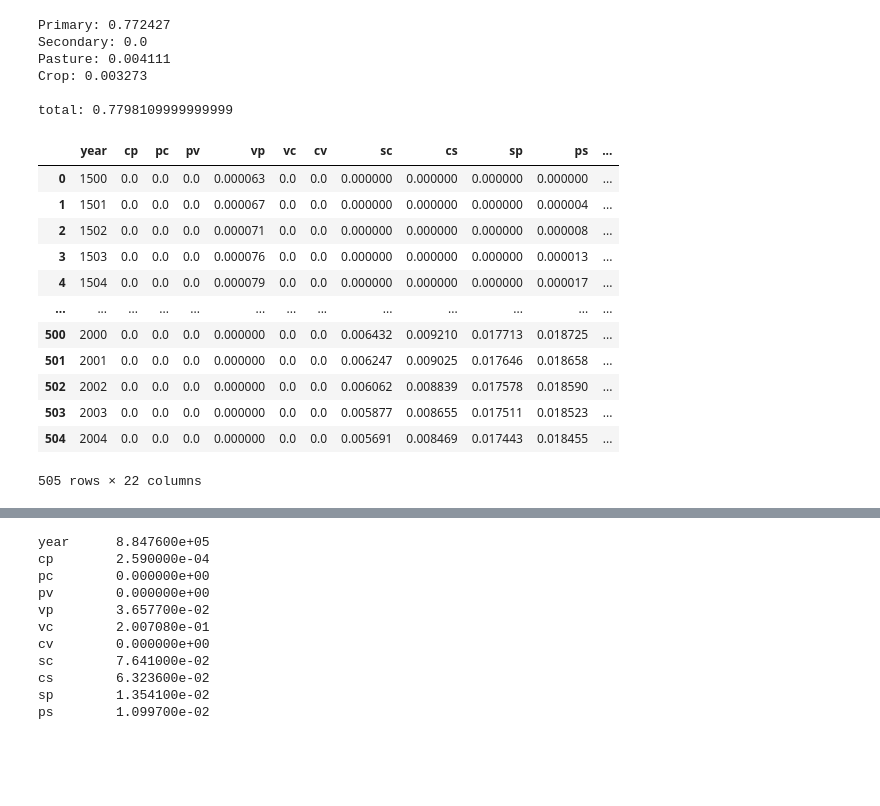
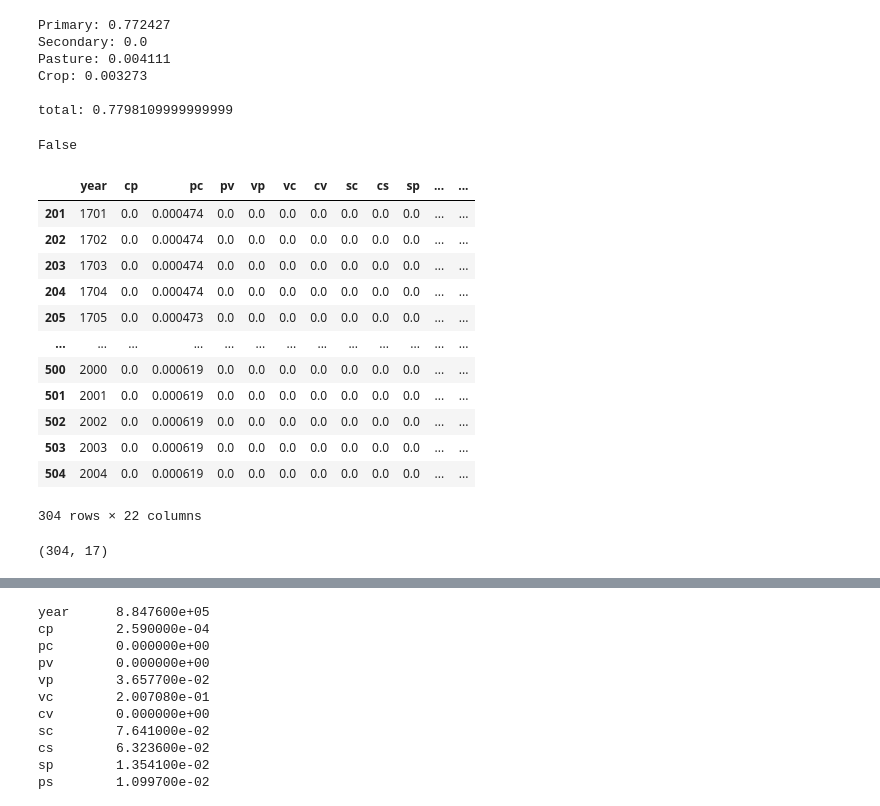
Before and after one commit to lucemission/LULCC, a Jupyter notebook: EDA.ipynb, the cells around one changed output, grey strips where cells are left out. Drawn from its saved outputs; the diff is of its cells as text; code cells hidden in the pictures; blank space fills up the shorter version.

```diff
--- a/EDA.ipynb
+++ b/EDA.ipynb
@@ -58,23 +59,40 @@ Pasture: 0.004111
 Crop: 0.003273
 
 total: 0.7798109999999999
+# %%
+a = 2
+if type(a) == list:
+    print(True)
+else:
+    print(False)
+# %% [output]
+False
 # %%
-coor = pd.read_csv('./data/1500-2004/lu/lat-0.25lon-77.75.lu', sep=' ')
-coor
+coor = pd.read_csv('../data/1500-2004/lu/lat50.25lon10.25.lu', sep=' ')
+coor.iloc[201:504+1,:]
 # %% [output]
-|  | year | cp | pc | pv | vp | vc | cv | sc | cs | sp | ps | ... |
-| 0 | 1500 | 0.0 | 0.0 | 0.0 | 0.000063 | 0.0 | 0.0 | 0.000000 | 0.000000 | 0.000000 | 0.000000 | ... |
-| 1 | 1501 | 0.0 | 0.0 | 0.0 | 0.000067 | 0.0 | 0.0 | 0.000000 | 0.000000 | 0.000000 | 0.000004 | ... |
-| 2 | 1502 | 0.0 | 0.0 | 0.0 | 0.000071 | 0.0 | 0.0 | 0.000000 | 0.000000 | 0.000000 | 0.000008 | ... |
-| 3 | 1503 | 0.0 | 0.0 | 0.0 | 0.000076 | 0.0 | 0.0 | 0.000000 | 0.000000 | 0.000000 | 0.000013 | ... |
-| 4 | 1504 | 0.0 | 0.0 | 0.0 | 0.000079 | 0.0 | 0.0 | 0.000000 | 0.000000 | 0.000000 | 0.000017 | ... |
+|  | year | cp | pc | pv | vp | vc | cv | sc | cs | sp | ... | ... |
+| 201 | 1701 | 0.0 | 0.000474 | 0.0 | 0.0 | 0.0 | 0.0 | 0.0 | 0.0 | 0.0 | ... | ... |
+| 202 | 1702 | 0.0 | 0.000474 | 0.0 | 0.0 | 0.0 | 0.0 | 0.0 | 0.0 | 0.0 | ... | ... |
+| 203 | 1703 | 0.0 | 0.000474 | 0.0 | 0.0 | 0.0 | 0.0 | 0.0 | 0.0 | 0.0 | ... | ... |
+| 204 | 1704 | 0.0 | 0.000474 | 0.0 | 0.0 | 0.0 | 0.0 | 0.0 | 0.0 | 0.0 | ... | ... |
+| 205 | 1705 | 0.0 | 0.000473 | 0.0 | 0.0 | 0.0 | 0.0 | 0.0 | 0.0 | 0.0 | ... | ... |
 | ... | ... | ... | ... | ... | ... | ... | ... | ... | ... | ... | ... | ... |
-| 500 | 2000 | 0.0 | 0.0 | 0.0 | 0.000000 | 0.0 | 0.0 | 0.006432 | 0.009210 | 0.017713 | 0.018725 | ... |
-| 501 | 2001 | 0.0 | 0.0 | 0.0 | 0.000000 | 0.0 | 0.0 | 0.006247 | 0.009025 | 0.017646 | 0.018658 | ... |
-| 502 | 2002 | 0.0 | 0.0 | 0.0 | 0.000000 | 0.0 | 0.0 | 0.006062 | 0.008839 | 0.017578 | 0.018590 | ... |
-| 503 | 2003 | 0.0 | 0.0 | 0.0 | 0.000000 | 0.0 | 0.0 | 0.005877 | 0.008655 | 0.017511 | 0.018523 | ... |
-| 504 | 2004 | 0.0 | 0.0 | 0.0 | 0.000000 | 0.0 | 0.0 | 0.005691 | 0.008469 | 0.017443 | 0.018455 | ... |
+| 500 | 2000 | 0.0 | 0.000619 | 0.0 | 0.0 | 0.0 | 0.0 | 0.0 | 0.0 | 0.0 | ... | ... |
+| 501 | 2001 | 0.0 | 0.000619 | 0.0 | 0.0 | 0.0 | 0.0 | 0.0 | 0.0 | 0.0 | ... | ... |
+| 502 | 2002 | 0.0 | 0.000619 | 0.0 | 0.0 | 0.0 | 0.0 | 0.0 | 0.0 | 0.0 | ... | ... |
+| 503 | 2003 | 0.0 | 0.000619 | 0.0 | 0.0 | 0.0 | 0.0 | 0.0 | 0.0 | 0.0 | ... | ... |
+| 504 | 2004 | 0.0 | 0.000619 | 0.0 | 0.0 | 0.0 | 0.0 | 0.0 | 0.0 | 0.0 | ... | ... |
-505 rows × 22 columns
+304 rows × 22 columns
+# %%
+start_year = 1701
+end_year = 2004
+ZEROTH_IDX_YEAR = 1500
+transition_columns = np.append(np.arange(0,12), np.array([13,15,17,19,21]))
+transition = np.loadtxt(f"../data/1500-2004/lu/lat50.25lon10.25.lu", skiprows=1, usecols=transition_columns)[(start_year-ZEROTH_IDX_YEAR):(end_year-ZEROTH_IDX_YEAR+1),:]
+transition.shape
+# %% [output]
+(304, 17)
 # %%
 coor = pd.read_csv('./data/1500-2004/lu/lat-0.25lon109.25.lu', sep=' ')
 coor.iloc[:,1:12].sum().sum()
```
Also changed, not shown: parts of 12 cells of this notebook, 10 other files.
